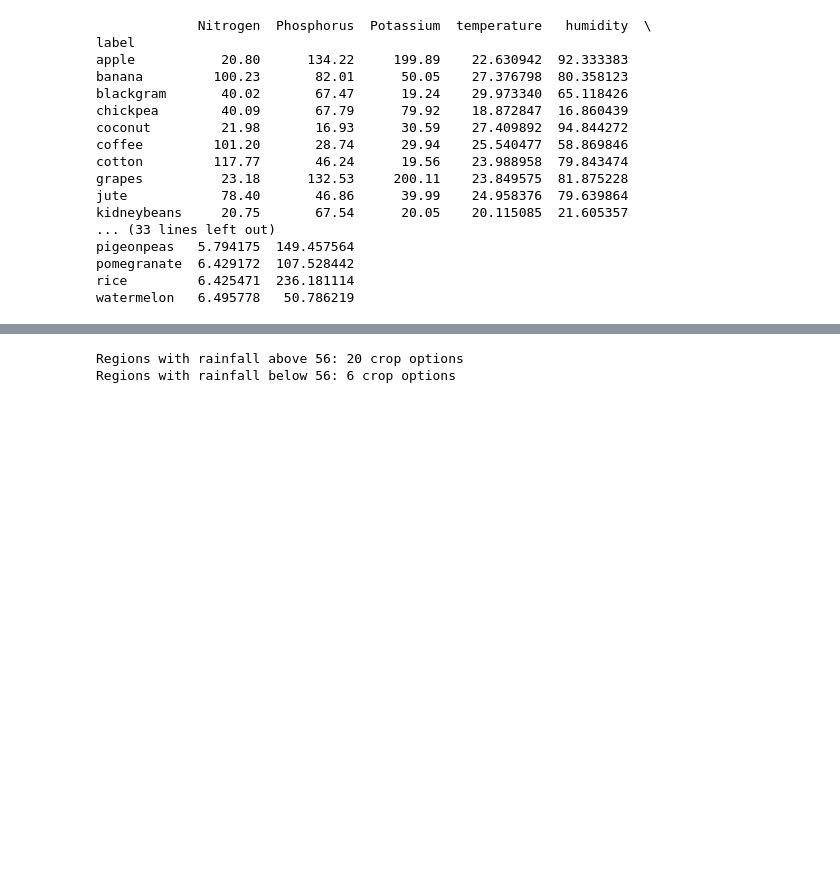
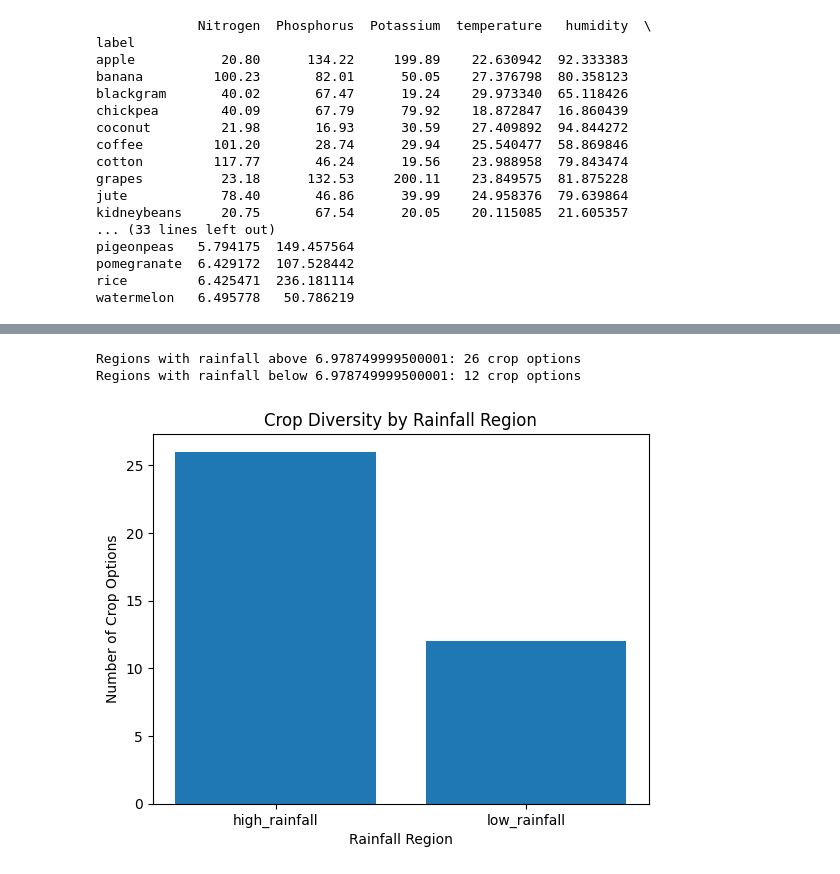
Before and after one commit to Shahmeer-Ahmed/Crop_Recommendation_System_DS_FA24, a Jupyter notebook: MLProject (2).ipynb, the cells around one changed output, grey strips where cells are left out. Cells and saved outputs as stored; diff of their text form; code cells hidden in the pictures; blank space fills up the shorter version.

```diff
--- a/MLProject (2).ipynb
+++ b/MLProject (2).ipynb
@@ -444,32 +458,44 @@ rainfall_threshold = 56  # You can adjust this value based on your data
 # %%
-def analyze_crop_diversity(df, rainfall_threshold):
-    # Assuming 'Rainfall' is a column in your DataFrame.
-    # If not, replace 'Rainfall' with the actual column name.
-    if 'rainfall' not in df.columns:
-        print("Error: 'Rainfall' column not found in the DataFrame.")
-        return None
+# Calculate quantiles of rainfall to divide regions
+low_quantile = df['rainfall'].quantile(0.25)  # 25th percentile
+high_quantile = df['rainfall'].quantile(0.75)  # 75th percentile
 
-    # Split the data into two groups based on rainfall
-    high_rainfall_regions = df[df['rainfall'] >= rainfall_threshold]
-    low_rainfall_regions = df[df['rainfall'] < rainfall_threshold]
+# Determine the threshold as the midpoint between quantiles
+rainfall_threshold = (low_quantile + high_quantile) / 2
 
-    # Calculate the number of unique crops in each region
-    high_rainfall_crop_diversity = len(high_rainfall_regions['label'].unique())
-    low_rainfall_crop_diversity = len(low_rainfall_regions['label'].unique())
+# Split the data into two groups based on rainfall
+high_rainfall_regions = df[df['rainfall'] >= rainfall_threshold]
+low_rainfall_regions = df[df['rainfall'] < rainfall_threshold]
 
-    # Compare and print the results
-    print(f"Regions with rainfall above {rainfall_threshold}: {high_rainfall_crop_diversity} crop options")
-    print(f"Regions with rainfall below {rainfall_threshold}: {low_rainfall_crop_diversity} crop options")
+# Calculate the number of unique crops in each region
+high_rainfall_crop_diversity = len(high_rainfall_regions['label'].unique())
+low_rainfall_crop_diversity = len(low_rainfall_regions['label'].unique())
 
-    # Optional: Return the results as a dictionary
-    diversity_results = {
-        "high_rainfall": high_rainfall_crop_diversity,
-        "low_rainfall": low_rainfall_crop_diversity
-    }
+# Compare and print the results
+print(f"Regions with rainfall above {rainfall_threshold}: {high_rainfall_crop_diversity} crop options")
+print(f"Regions with rainfall below {rainfall_threshold}: {low_rainfall_crop_diversity} crop options")
 
-    return diversity_results
+# Store the results in a dictionary (optional)
+diversity_results = {
+    "high_rainfall": high_rainfall_crop_diversity,
+    "low_rainfall": low_rainfall_crop_diversity
+}
+
+# Extract data for the chart
+regions = list(diversity_results.keys())
+crop_diversity = list(diversity_results.values())
+
+# Create the bar chart
+plt.bar(regions, crop_diversity)
+
+# Add labels and title
+plt.xlabel("Rainfall Region")
+plt.ylabel("Number of Crop Options")
+plt.title("Crop Diversity by Rainfall Region")
+
+# Display the chart
+plt.show()
+# %% [output]
+Regions with rainfall above 6.978749999500001: 26 crop options
+Regions with rainfall below 6.978749999500001: 12 crop options
+[figure, added]
-# %%
-diversity_results = analyze_crop_diversity(df, rainfall_threshold)
-# %% [output]
-Regions with rainfall above 56: 20 crop options
-Regions with rainfall below 56: 6 crop options
```
Also changed, not shown: parts of 29 cells of this notebook.
